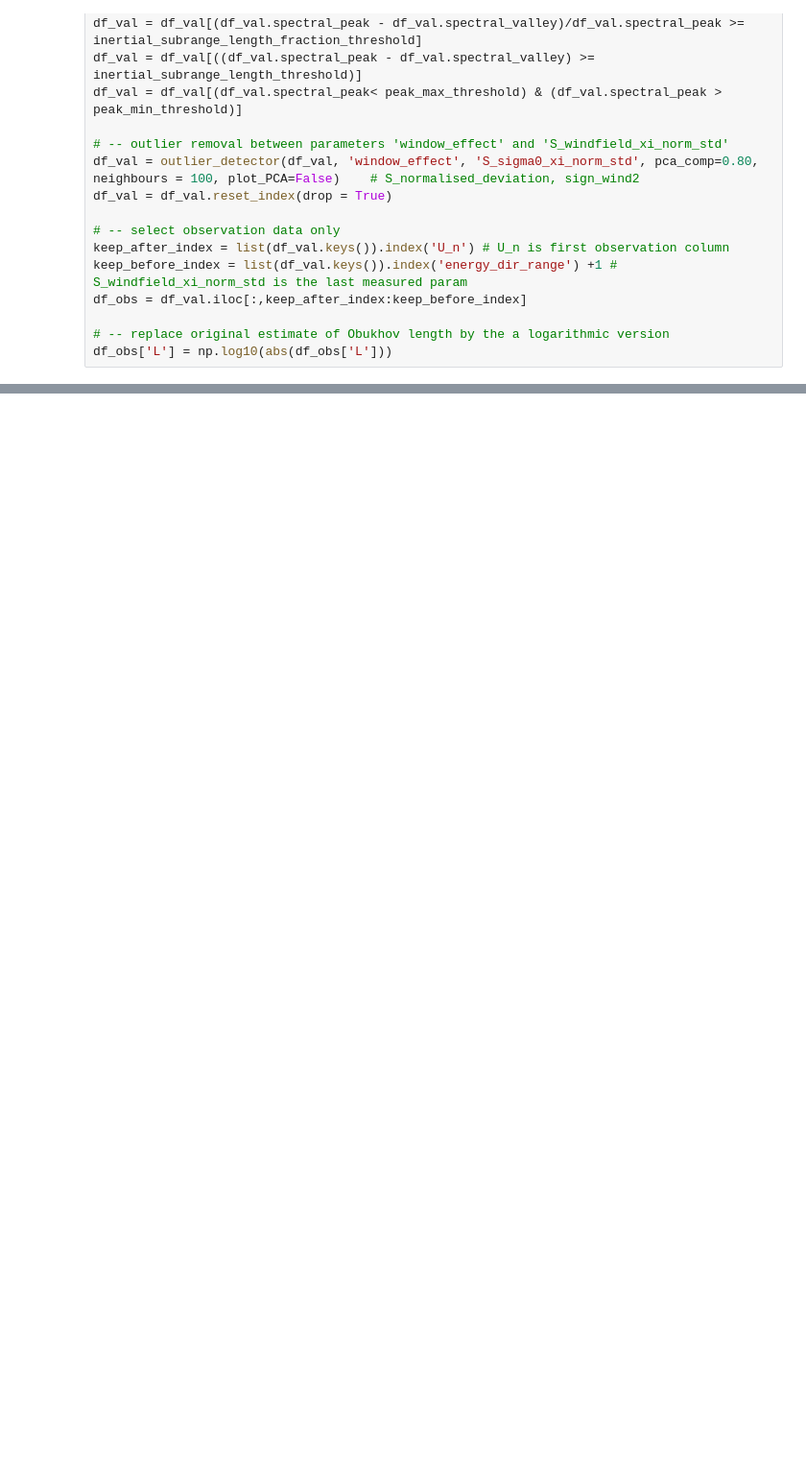
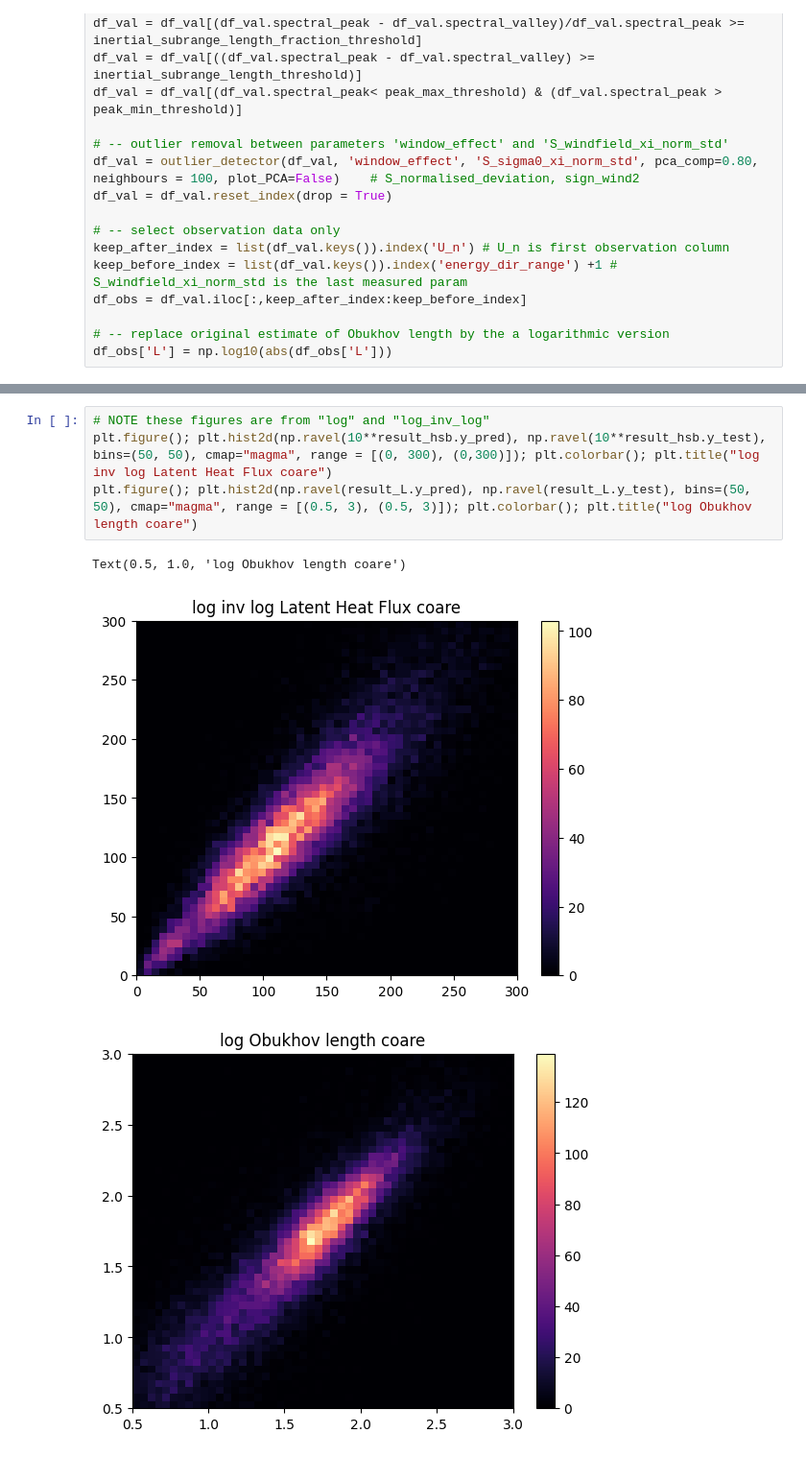
Before and after one commit to owenodriscoll/AutoML, a Jupyter notebook: examples/analysis_rolls_cells.ipynb, the cells around one changed output, grey strips where cells are left out. Shown at 96% size. Cells and saved outputs as stored; diff of their text form; blank space fills up the shorter version.

```diff
--- a/examples/analysis_rolls_cells.ipynb
+++ b/examples/analysis_rolls_cells.ipynb
@@ -270,0 +479,8 @@ fig2, datas2 = eqm.world_maps_single(df_input = df_input, variables = variables,
+# %%
+# NOTE these figures are from "log" and "log_inv_log"
+plt.figure(); plt.hist2d(np.ravel(10**result_hsb.y_pred), np.ravel(10**result_hsb.y_test), bins=(50, 50), cmap="magma", range = [(0, 300), (0,300)]); plt.colorbar(); plt.title("log inv log Latent Heat Flux coare")
+plt.figure(); plt.hist2d(np.ravel(result_L.y_pred), np.ravel(result_L.y_test), bins=(50, 50), cmap="magma", range = [(0.5, 3), (0.5, 3)]); plt.colorbar(); plt.title("log Obukhov length coare")
+# %% [output]
+Text(0.5, 1.0, 'log Obukhov length coare')
+[figure, added]
+[figure, added]
```
Also changed, not shown: parts of 27 cells of this notebook.
